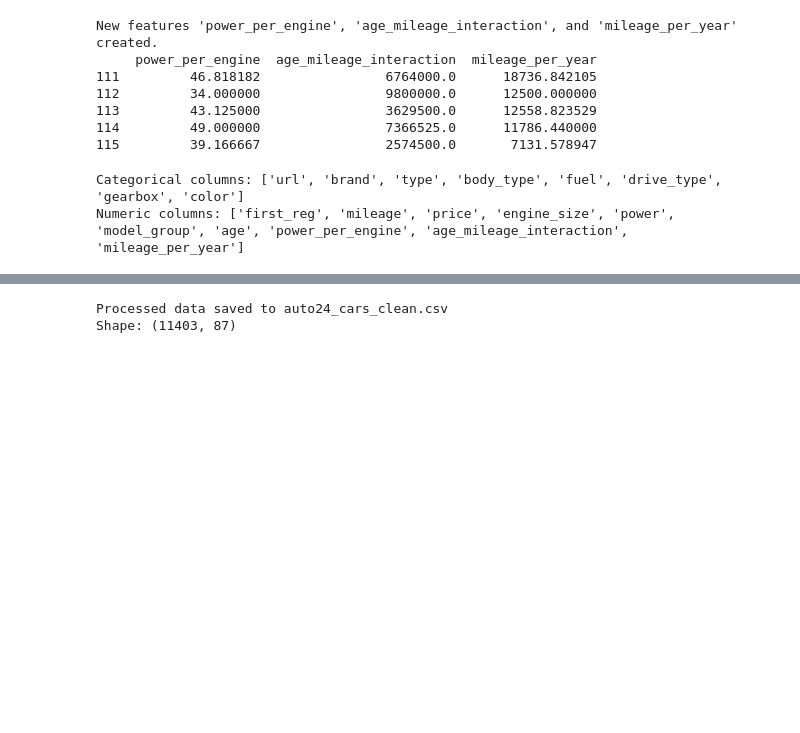
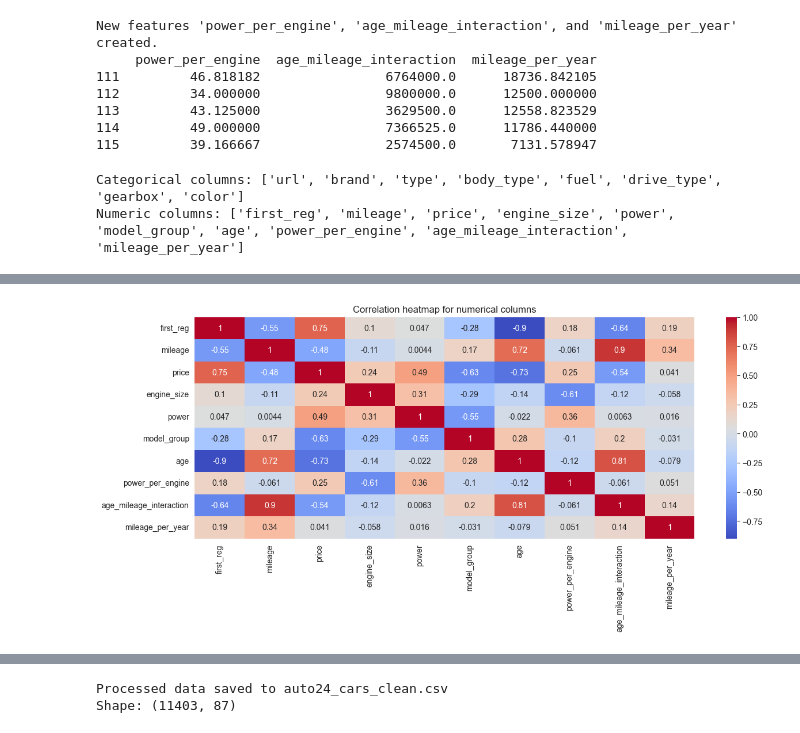
Before and after one commit to satqan/mtat.03.227-car-price-prediction, a Jupyter notebook: prepare_data.ipynb, the cells around one changed output, grey strips where cells are left out. Saved outputs shown, nothing was run; the diff lists cells and outputs as text; code cells hidden in the pictures; blank space fills up the shorter version.

```diff
--- a/prepare_data.ipynb
+++ b/prepare_data.ipynb
@@ -463,0 +526,7 @@ df['mileage_per_year'] = np.log(df['mileage_per_year'])
+# %%
+plt.figure(figsize=(14,5))
+sns.heatmap(df[num_cols].corr(), annot=True, cmap='coolwarm')
+plt.title("Correlation heatmap for numerical columns")
+plt.show()
+# %% [output]
+[figure, added]
```
Also changed, not shown: parts of 6 cells of this notebook, 2 other files.
